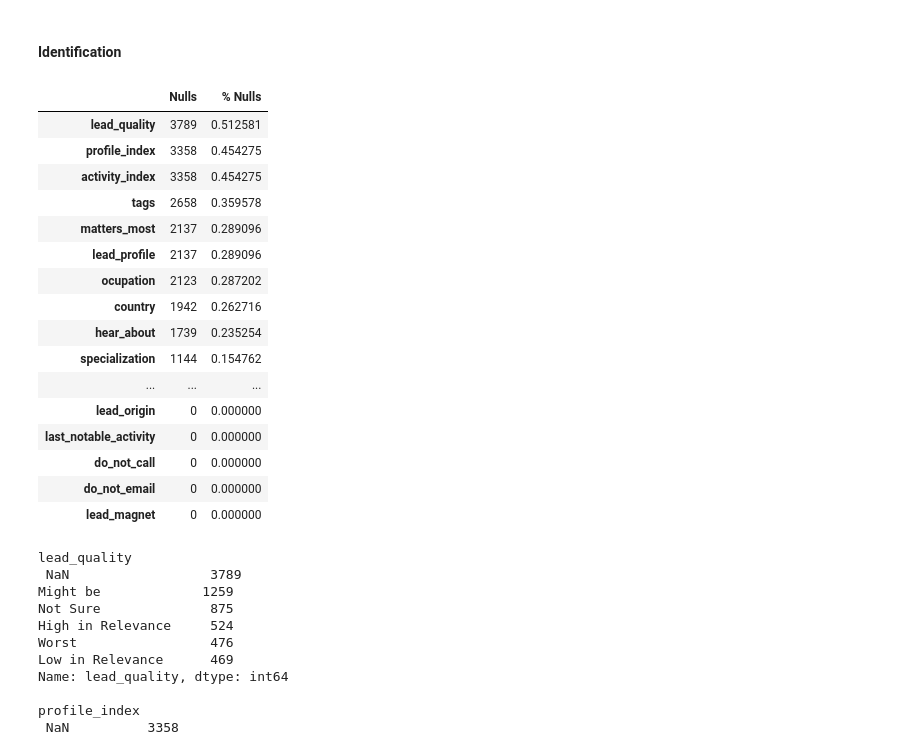
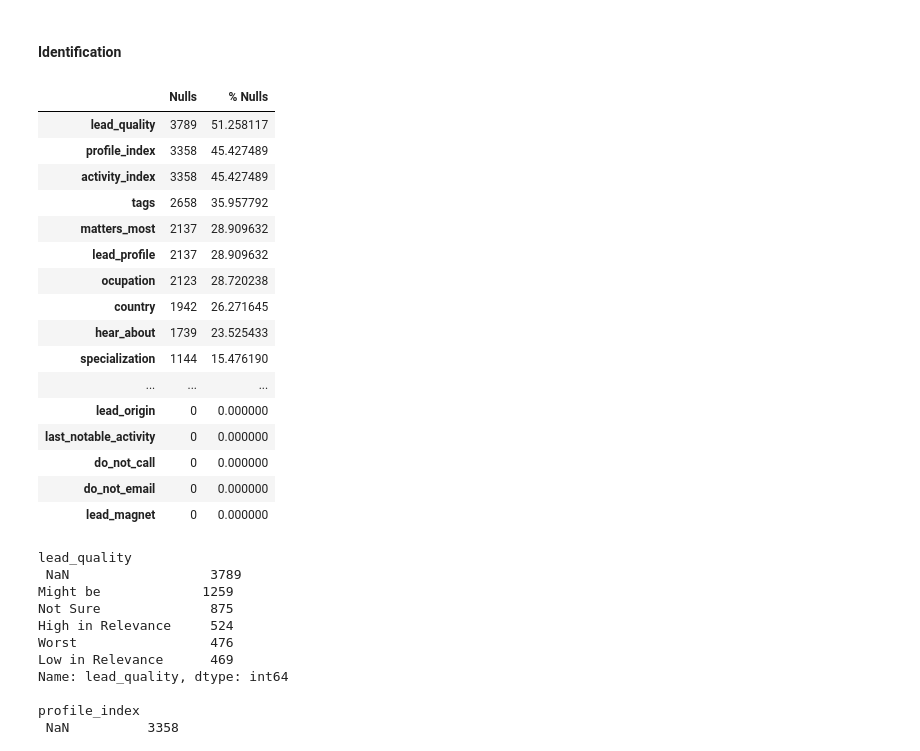
Before and after one commit to pedrocorma/lead-scoring-and-segmentation, a Jupyter notebook: 03_Notebooks/02_Development/02_Data Quality.ipynb, the cells around one changed output. Saved outputs shown, nothing was run; the diff lists cells and outputs as text; code cells hidden in the pictures.

```diff
--- a/03_Notebooks/02_Development/02_Data Quality.ipynb
+++ b/03_Notebooks/02_Development/02_Data Quality.ipynb
@@ -228,23 +228,23 @@ num = df.select_dtypes(include='number').copy()
 # %% [markdown]
 #### Identification
 # %%
-nulls = pd.concat([cat.isna().sum().sort_values(ascending = False),cat.apply(lambda x: x.isna().sum()/x.shape).\
+nulls = pd.concat([cat.isna().sum().sort_values(ascending = False),cat.apply(lambda x: x.isna().sum()/x.shape*100).\
                                                                melt(value_name='% Nulls').set_index('variable').\
                                                                sort_values(by='% Nulls',ascending=False)],axis=1).\
        rename(columns = {0:'Nulls'})
 nulls
 # %% [output]
 |  | Nulls | % Nulls |
-| lead_quality | 3789 | 0.512581 |
-| profile_index | 3358 | 0.454275 |
-| activity_index | 3358 | 0.454275 |
-| tags | 2658 | 0.359578 |
-| matters_most | 2137 | 0.289096 |
-| lead_profile | 2137 | 0.289096 |
-| ocupation | 2123 | 0.287202 |
-| country | 1942 | 0.262716 |
-| hear_about | 1739 | 0.235254 |
-| specialization | 1144 | 0.154762 |
+| lead_quality | 3789 | 51.258117 |
+| profile_index | 3358 | 45.427489 |
+| activity_index | 3358 | 45.427489 |
+| tags | 2658 | 35.957792 |
+| matters_most | 2137 | 28.909632 |
+| lead_profile | 2137 | 28.909632 |
+| ocupation | 2123 | 28.720238 |
+| country | 1942 | 26.271645 |
+| hear_about | 1739 | 23.525433 |
+| specialization | 1144 | 15.476190 |
 | ... | ... | ... |
 | lead_origin | 0 | 0.000000 |
 | last_notable_activity | 0 | 0.000000 |
```
